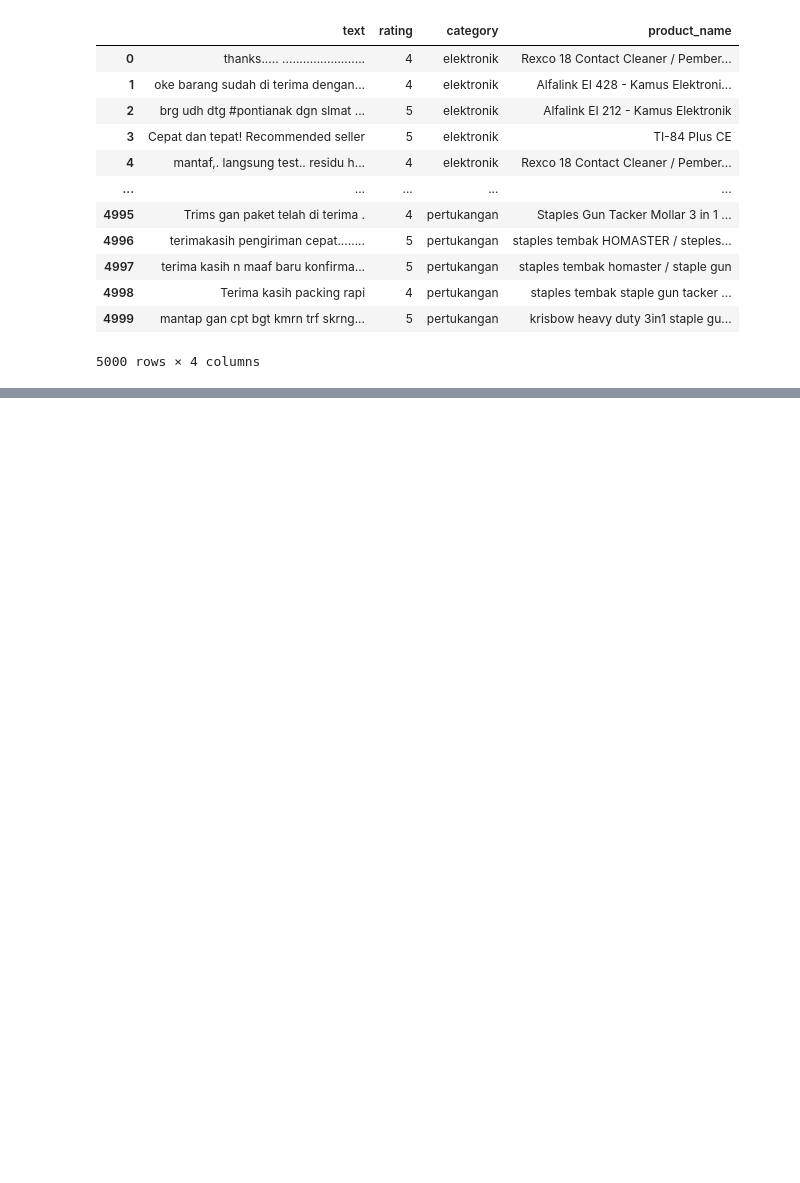
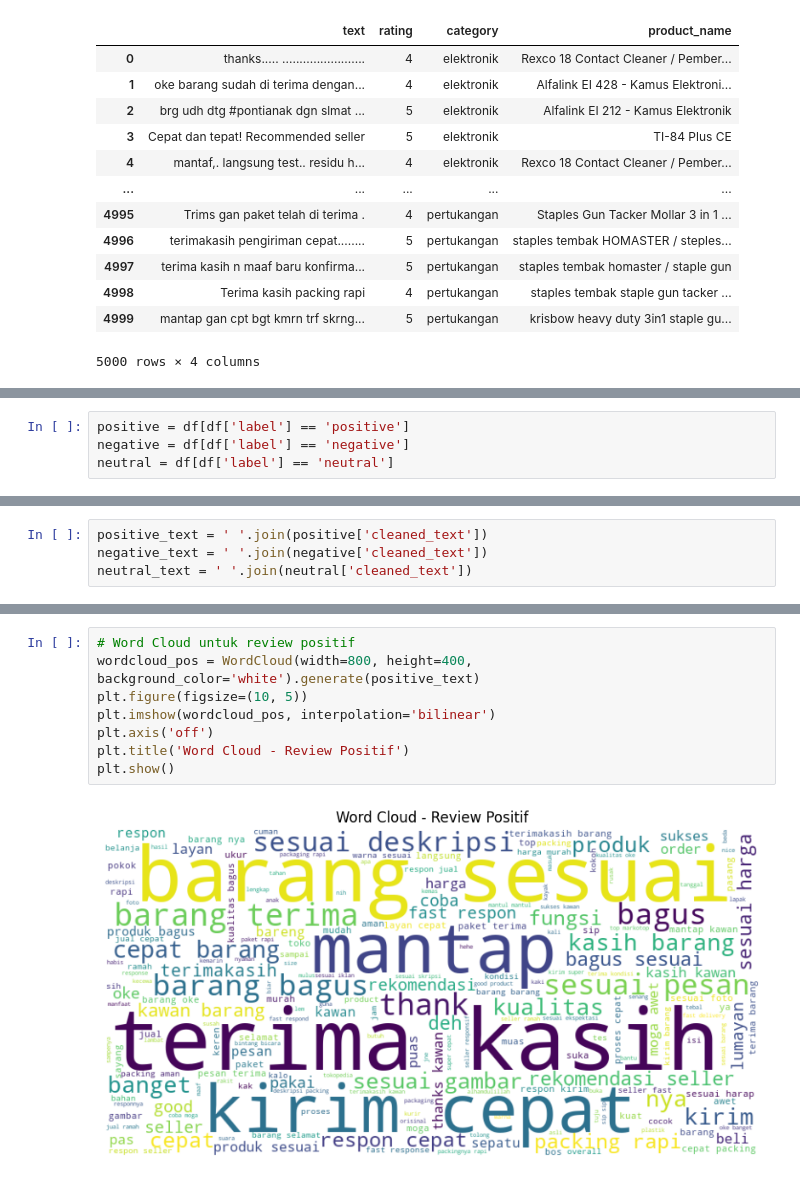
Before and after one commit to dindaapermatasari/product-sentiment, a Jupyter notebook: tokopedia.ipynb, the cells around one changed output, grey strips where cells are left out. Drawn from its saved outputs; the diff is of its cells as text; blank space fills up the shorter version.

```diff
--- a/tokopedia.ipynb
+++ b/tokopedia.ipynb
@@ -392,0 +408,4 @@ weighted avg       0.63      0.54      0.57      1000
+# %%
+positive = df[df['label'] == 'positive']
+negative = df[df['label'] == 'negative']
+neutral = df[df['label'] == 'neutral']
@@ -392,0 +414,4 @@ weighted avg       0.63      0.54      0.57      1000
+# %%
+positive_text = ' '.join(positive['cleaned_text'])
+negative_text = ' '.join(negative['cleaned_text'])
+neutral_text = ' '.join(neutral['cleaned_text'])
@@ -392,0 +478,10 @@ weighted avg       0.63      0.54      0.57      1000
+# %%
+# Word Cloud untuk review positif
+wordcloud_pos = WordCloud(width=800, height=400, background_color='white').generate(positive_text)
+plt.figure(figsize=(10, 5))
+plt.imshow(wordcloud_pos, interpolation='bilinear')
+plt.axis('off')
+plt.title('Word Cloud - Review Positif')
+plt.show()
+# %% [output]
+[figure, added]
```
Also changed, not shown: parts of 62 cells of this notebook.
